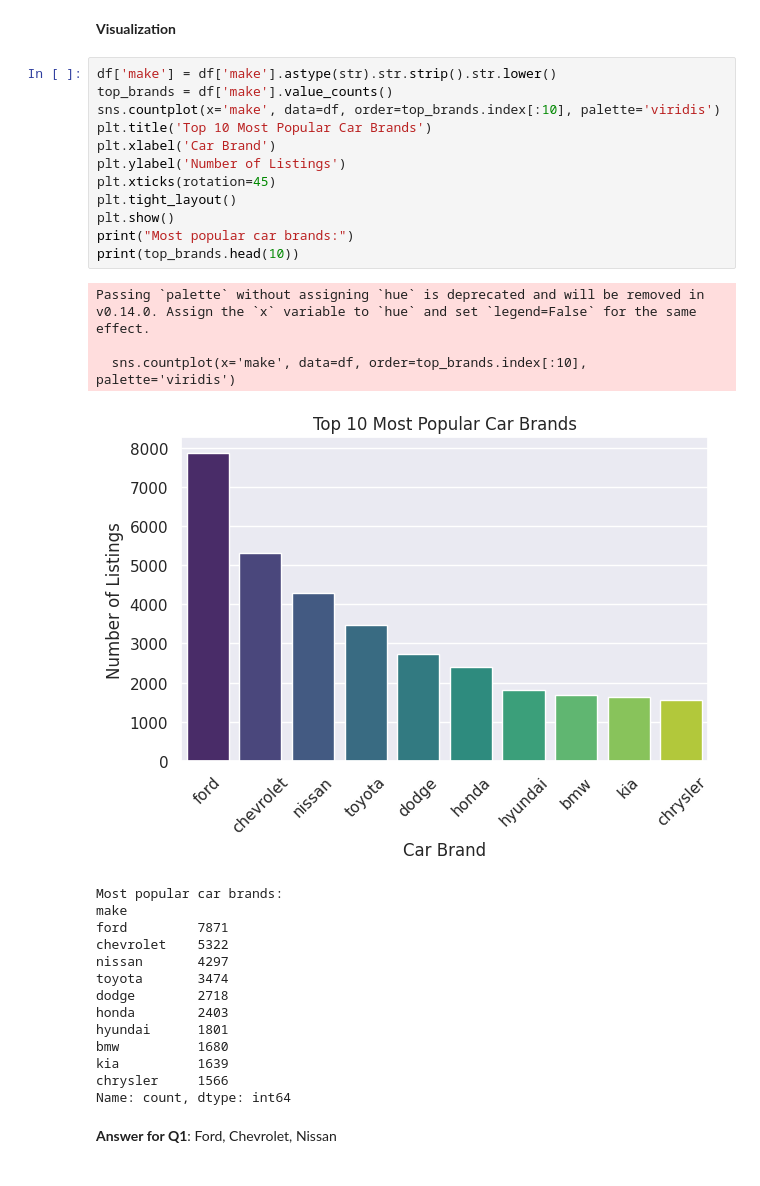
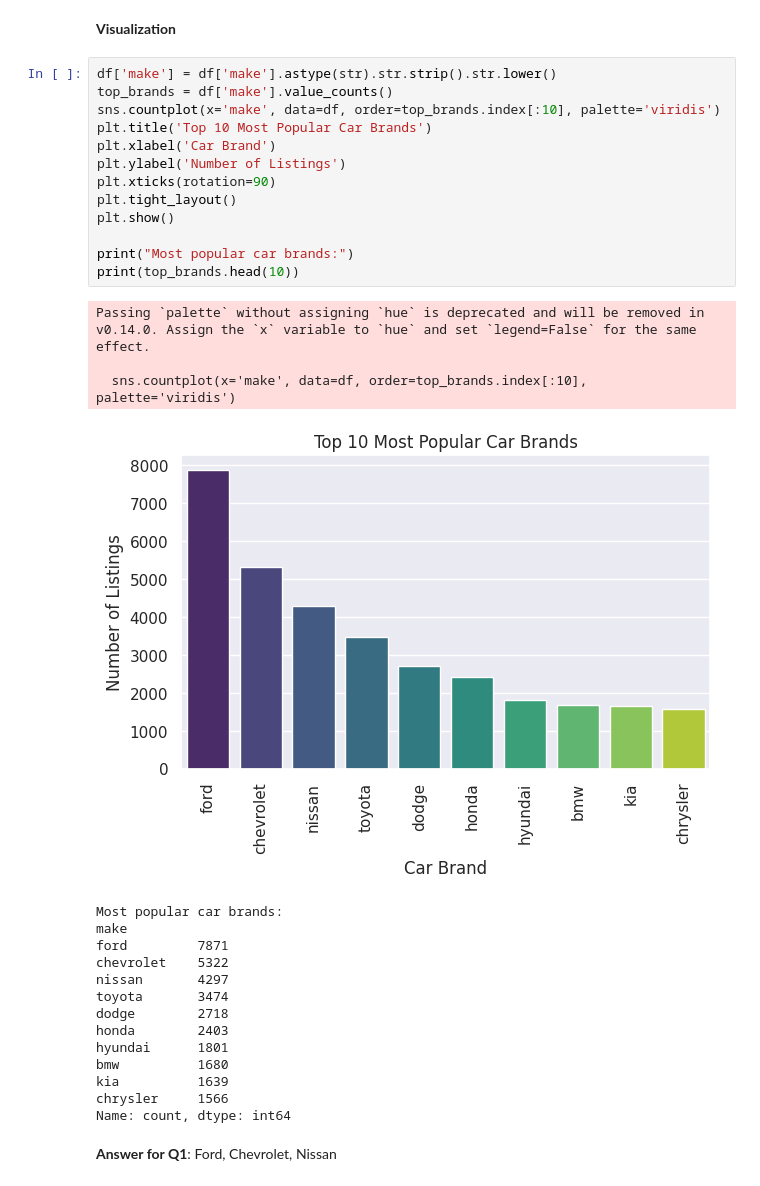
Before and after one commit to Michael-O-Sky/DataMining-Summer, a Jupyter notebook: Regression_Mini_Project.ipynb, the cells around one changed output. Cells and saved outputs as stored; diff of their text form.

```diff
--- a/Regression_Mini_Project.ipynb
+++ b/Regression_Mini_Project.ipynb
@@ -181,20 +200,21 @@ plt.tight_layout()
 # %%
 df['make'] = df['make'].astype(str).str.strip().str.lower()
 top_brands = df['make'].value_counts()
 sns.countplot(x='make', data=df, order=top_brands.index[:10], palette='viridis')
 plt.title('Top 10 Most Popular Car Brands')
 plt.xlabel('Car Brand')
 plt.ylabel('Number of Listings')
-plt.xticks(rotation=45)
+plt.xticks(rotation=90)
 plt.tight_layout()
 plt.show()
+
 print("Most popular car brands:")
 print(top_brands.head(10))
 # %% [output]
 Passing `palette` without assigning `hue` is deprecated and will be removed in v0.14.0. Assign the `x` variable to `hue` and set `legend=False` for the same effect.
 
   sns.countplot(x='make', data=df, order=top_brands.index[:10], palette='viridis')
-[figure, old version]
+[figure, new version]
 Most popular car brands:
 make
 ford         7871
```
Also changed, not shown: parts of 15 cells of this notebook.
